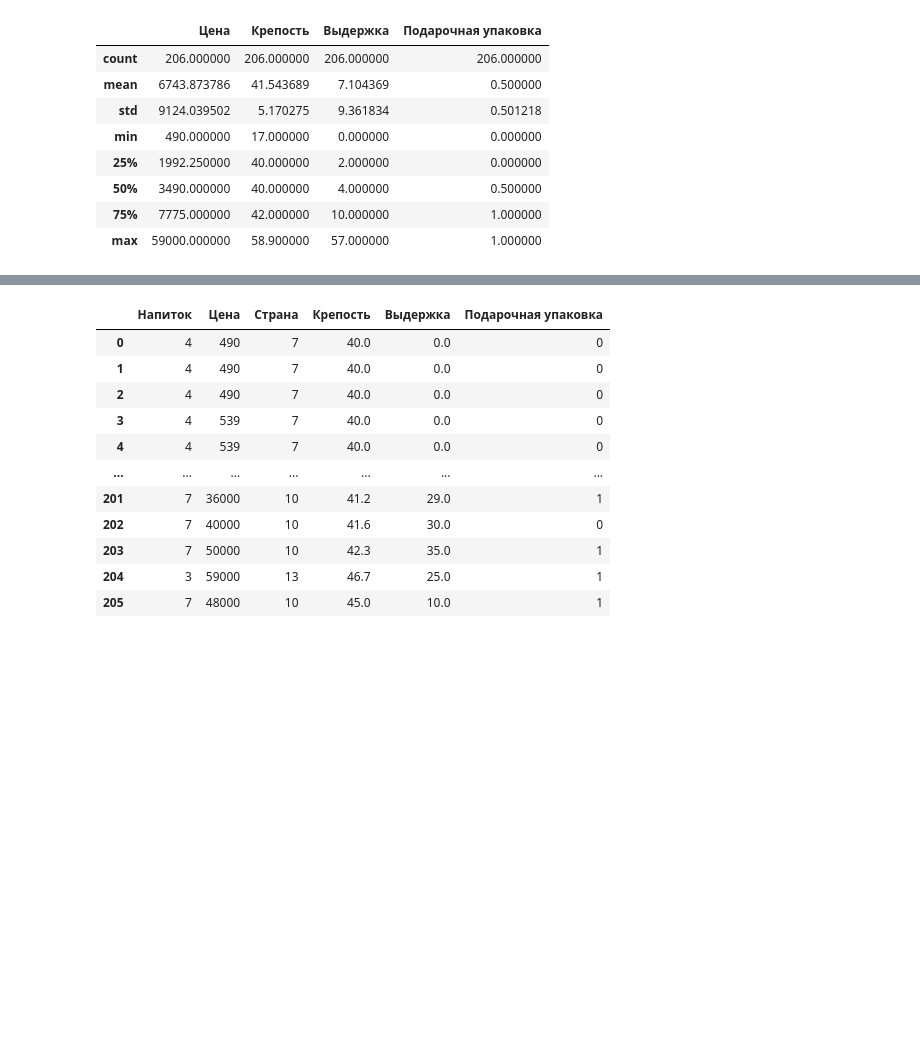
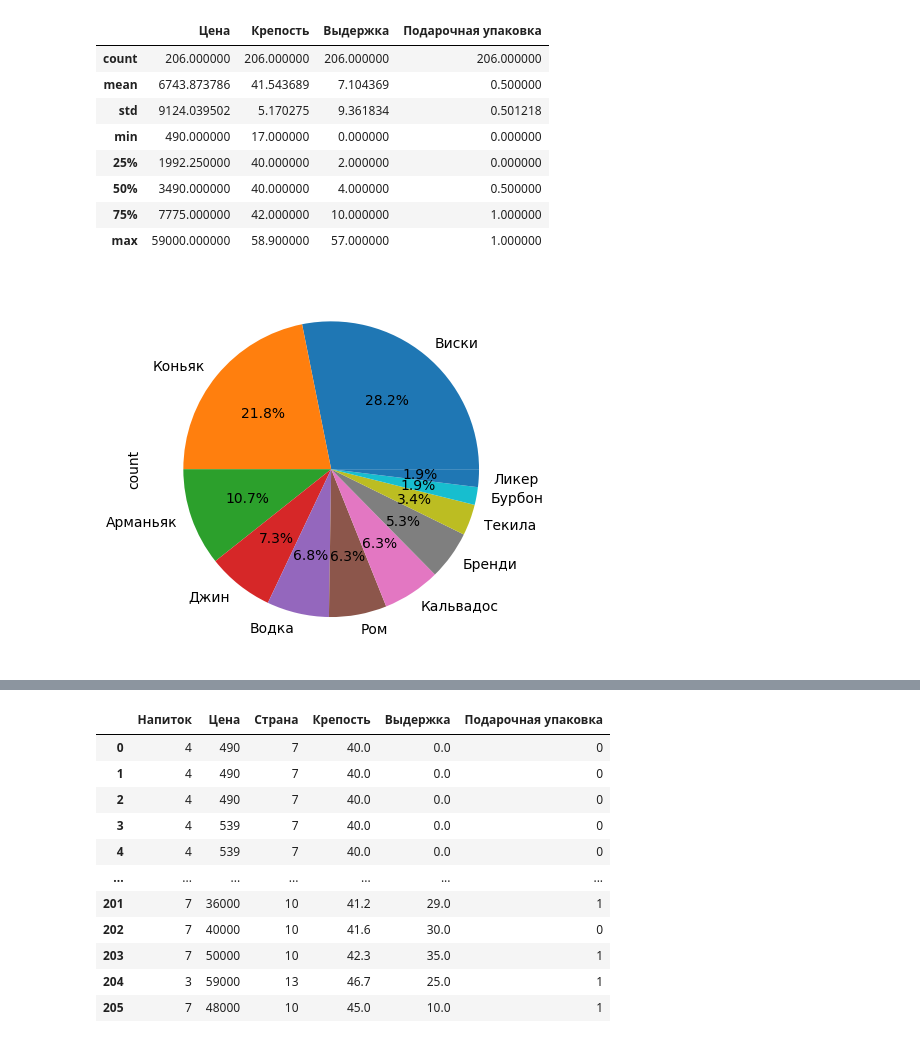
Before and after one commit to avkolchin1995/Spirits-Clustering, a Jupyter notebook: Spirits-Clustering.ipynb, the cells around one changed output, grey strips where cells are left out. Cells and saved outputs as stored; diff of their text form; code cells hidden in the pictures; blank space fills up the shorter version.

```diff
--- a/Spirits-Clustering.ipynb
+++ b/Spirits-Clustering.ipynb
@@ -57,7 +57,9 @@ df.describe()
 | max | 59000.000000 | 58.900000 | 57.000000 | 1.000000 |
 # %%
 # Доля напитков в таблице
-df['Напиток'].plot.pie()
+df['Напиток'].value_counts().plot.pie(autopct='%.1f%%')
 plt.show()
+# %% [output]
+[figure, added]
 # %%
 # Доля стран в напитке
```
Also changed, not shown: parts of 1 cell of this notebook.
